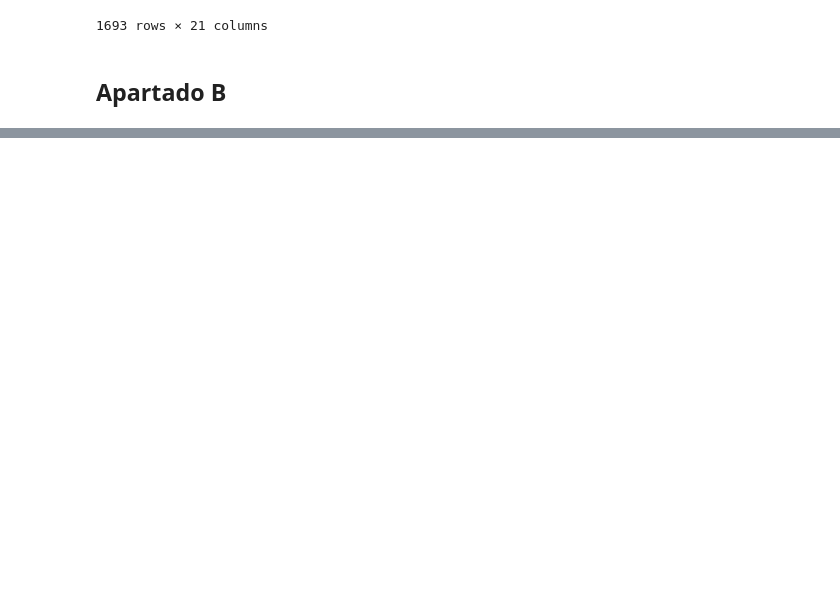
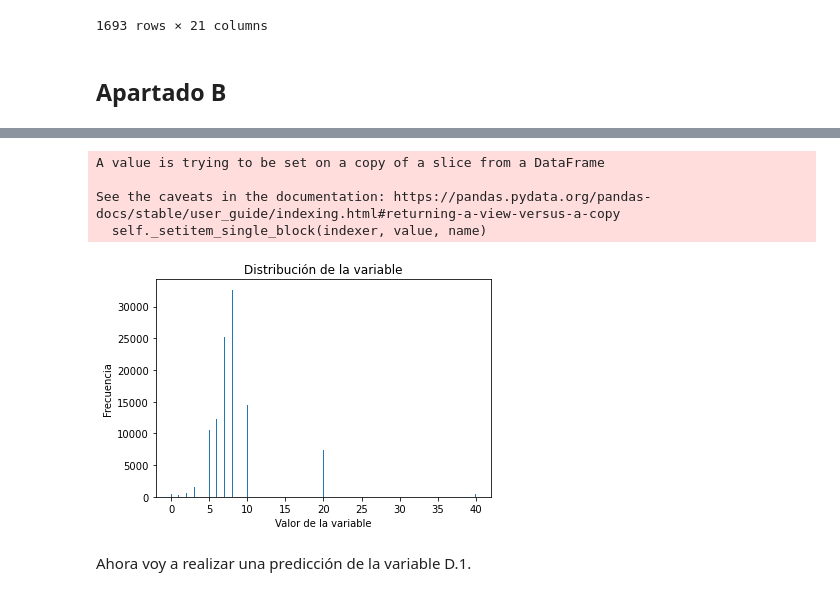
Before and after one commit to noacarrera/PruebaTecnicaMerlin, a Jupyter notebook: parte1.ipynb, the cells around one changed output, grey strips where cells are left out. Drawn from its saved outputs; the diff is of its cells as text; code cells hidden in the pictures; blank space fills up the shorter version.

```diff
--- a/parte1.ipynb
+++ b/parte1.ipynb
@@ -178,0 +186,2 @@ final
+# %%
+d = data[['D.1']]
@@ -178,0 +206,2 @@ final
+# %%
+d['D.1'] = d['D.1'].fillna(20)
@@ -178,0 +230,30 @@ final
+# %%
+for i in range(len(d)):
+    if d['D.1'].iloc[i] == 'N.C.':
+        d['D.1'].iloc[i] = 30
+    elif d['D.1'].iloc[i] == 'N.S.':
+        d['D.1'].iloc[i] = 40
+    elif d['D.1'].iloc[i] == '0 Completamente infeliz':
+        d['D.1'].iloc[i] = 0
+    elif d['D.1'].iloc[i] == '10 Completamente feliz':
+        d['D.1'].iloc[i] = 10
+    else:
+        d['D.1'].iloc[i] = int(d['D.1'].iloc[i])
+# %% [output]
+A value is trying to be set on a copy of a slice from a DataFrame
+
+See the caveats in the documentation: https://pandas.pydata.org/pandas-docs/stable/user_guide/indexing.html#returning-a-view-versus-a-copy
+  self._setitem_single_block(indexer, value, name)
+# %%
+n = len(d)
+bins = int(np.sqrt(n))
+# %%
+plt.hist(d, bins=bins)
+plt.xlabel('Valor de la variable')
+plt.ylabel('Frecuencia')
+plt.title('Distribución de la variable')
+plt.show()
+# %% [output]
+[figure, added]
+# %% [markdown]
+Ahora voy a realizar una predicción de la variable D.1.
```
Also changed, not shown: parts of 12 cells of this notebook.
